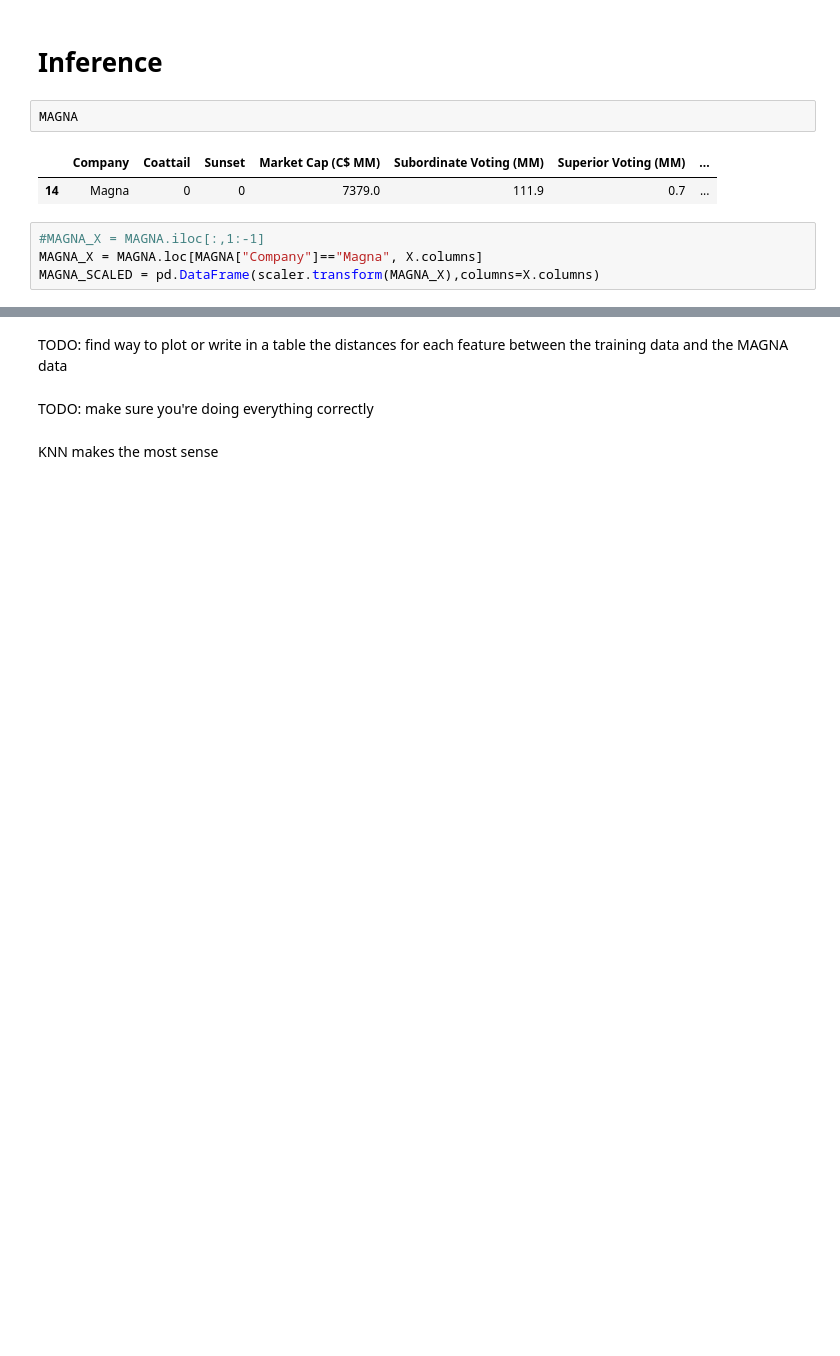
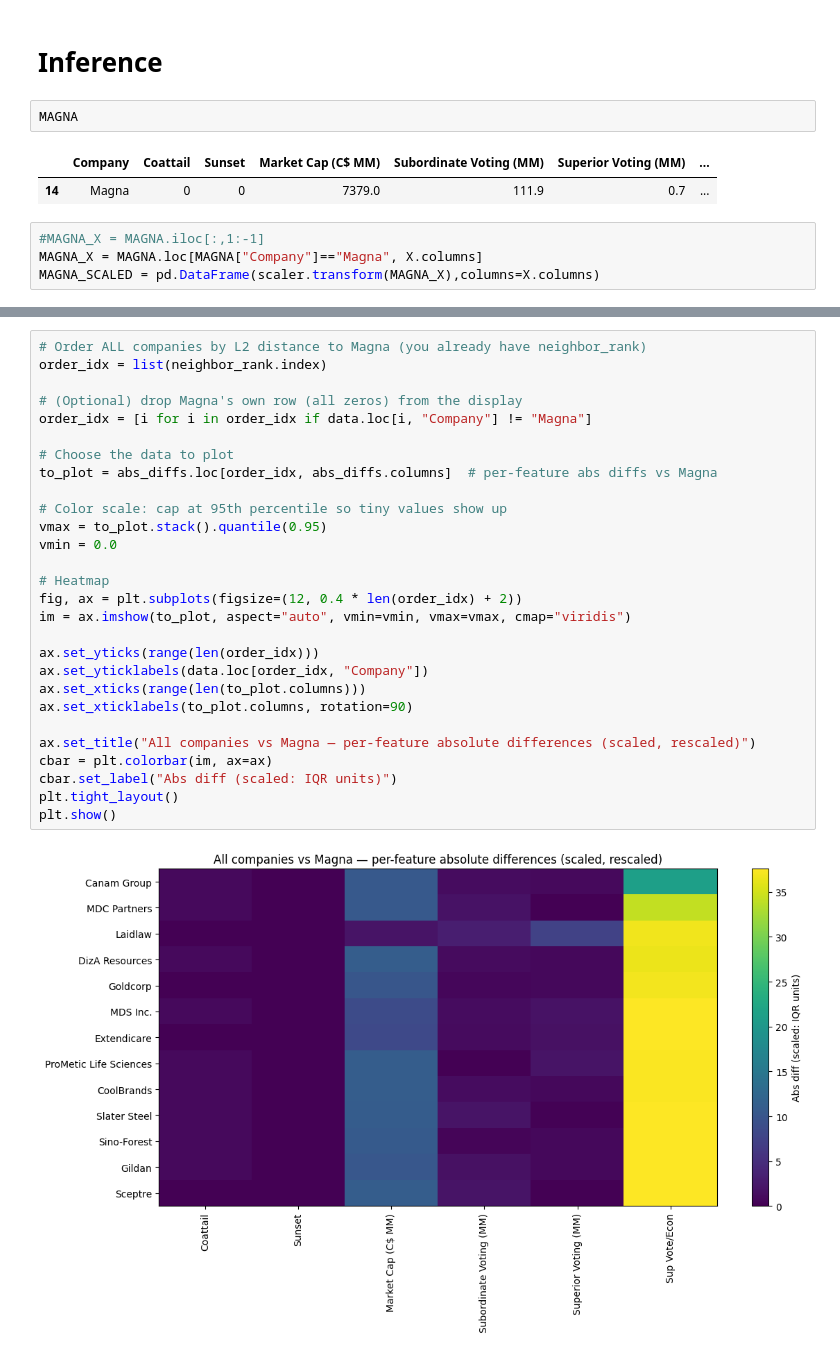
Before and after one commit to rohank36/fine490_case2, a Jupyter notebook: analysis.ipynb, the cells around one changed output, grey strips where cells are left out. Saved outputs shown, nothing was run; the diff lists cells and outputs as text; blank space fills up the shorter version.

```diff
--- a/analysis.ipynb
+++ b/analysis.ipynb
@@ -513,6 +507,30 @@ Nearest to Magna by L2 distance (scaled features):
-# %% [markdown]
-TODO: find way to plot or write in a table the distances for each feature between the training data and the MAGNA data
-# %% [markdown]
-TODO: make sure you're doing everything correctly
-# %% [markdown]
-KNN makes the most sense
+# %%
+# Order ALL companies by L2 distance to Magna (you already have neighbor_rank)
+order_idx = list(neighbor_rank.index)
+
+# (Optional) drop Magna's own row (all zeros) from the display
+order_idx = [i for i in order_idx if data.loc[i, "Company"] != "Magna"]
+
+# Choose the data to plot
+to_plot = abs_diffs.loc[order_idx, abs_diffs.columns]  # per-feature abs diffs vs Magna
+
+# Color scale: cap at 95th percentile so tiny values show up
+vmax = to_plot.stack().quantile(0.95)
+vmin = 0.0
+
+# Heatmap
+fig, ax = plt.subplots(figsize=(12, 0.4 * len(order_idx) + 2))
+im = ax.imshow(to_plot, aspect="auto", vmin=vmin, vmax=vmax, cmap="viridis")
+
+ax.set_yticks(range(len(order_idx)))
+ax.set_yticklabels(data.loc[order_idx, "Company"])
+ax.set_xticks(range(len(to_plot.columns)))
+ax.set_xticklabels(to_plot.columns, rotation=90)
+
+ax.set_title("All companies vs Magna — per-feature absolute differences (scaled, rescaled)")
+cbar = plt.colorbar(im, ax=ax)
+cbar.set_label("Abs diff (scaled: IQR units)")
+plt.tight_layout()
+plt.show()
+# %% [output]
+[figure, added]
```
Also changed, not shown: parts of 12 cells of this notebook.
